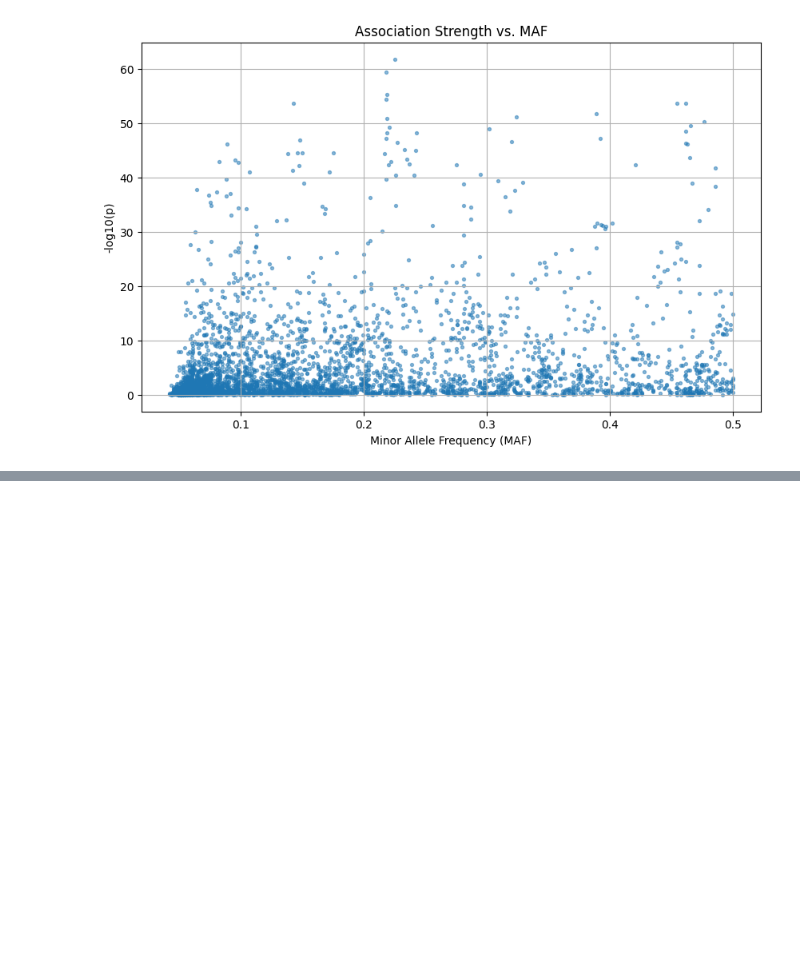
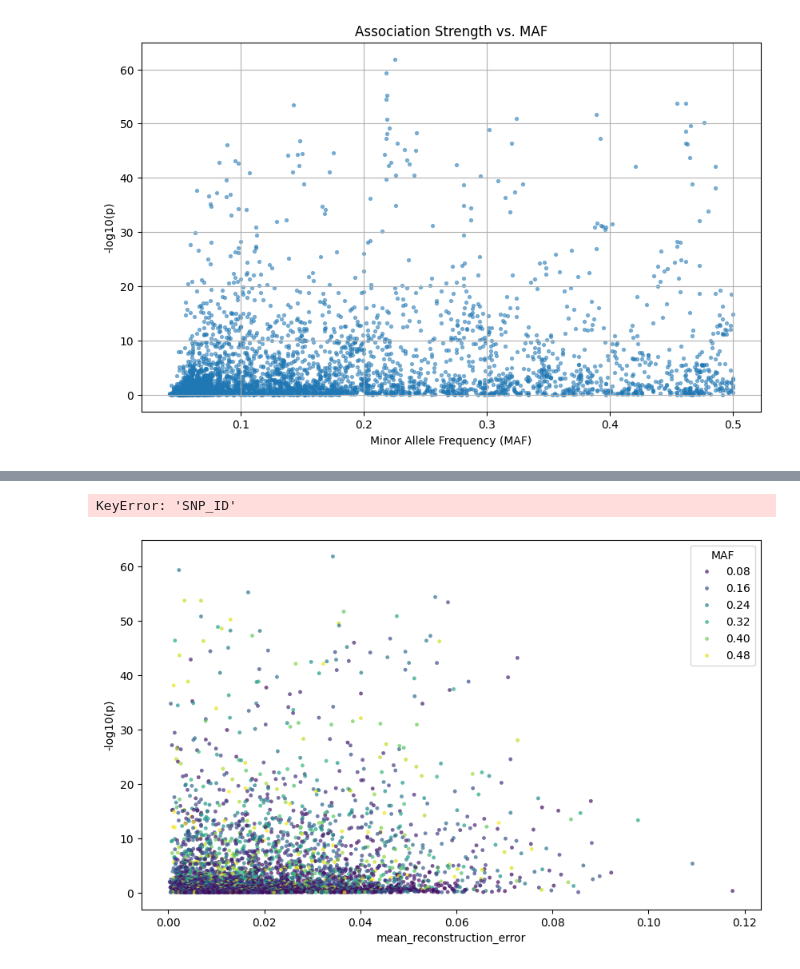
Before and after one commit to mat2m10/chasm, a Jupyter notebook: notebooks/coalescence_simulation_notebooks/03 correction through PCs.ipynb, the cells around one changed output, grey strips where cells are left out. Cells and saved outputs as stored; diff of their text form; code cells hidden in the pictures; blank space fills up the shorter version.

```diff
--- a/notebooks/coalescence_simulation_notebooks/03 correction through PCs.ipynb
+++ b/notebooks/coalescence_simulation_notebooks/03 correction through PCs.ipynb
@@ -214,0 +343,40 @@ plt.show()
+# %%
+import matplotlib.pyplot as plt
+import seaborn as sns
+
+# Assume gwas_results has: ['mean_reconstruction_error', '-log10(p)', 'MAF', 'SNP_ID']
+
+plt.figure(figsize=(10, 6))
+scatter = sns.scatterplot(
+    data=gwas_results,
+    x="mean_reconstruction_error",
+    y="-log10(p)",
+    hue="MAF",
+    palette="viridis",
+    s=10,
+    alpha=0.7,
+    edgecolor=None
+)
+
+# Label top 10 most significant SNPs
+top_outliers = gwas_results.nlargest(10, "-log10(p)")
+for _, row in top_outliers.iterrows():
+    plt.text(
+        row["mean_reconstruction_error"],
+        row["-log10(p)"],
+        row["SNP_ID"],
+        fontsize=8,
+        ha='right',
+        va='bottom'
+    )
+
+plt.xlabel("Mean Reconstruction Error")
+plt.ylabel("-log10(p)")
+plt.title("Association Strength vs. Reconstruction Error")
+plt.grid(True)
+plt.legend(title="MAF", bbox_to_anchor=(1.05, 1), loc='upper left')
+plt.tight_layout()
+plt.show()
+# %% [output]
+KeyError: 'SNP_ID'
+[figure, added]
```
Also changed, not shown: parts of 15 cells of this notebook, 1 other file.
